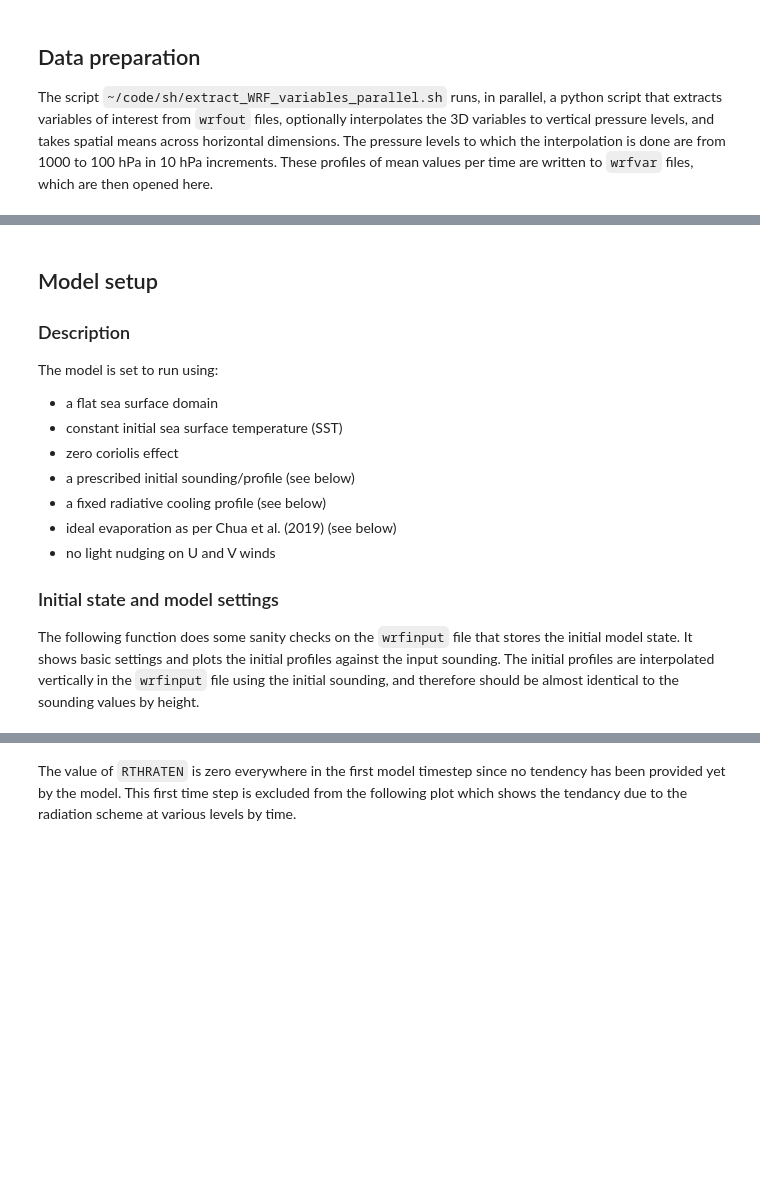
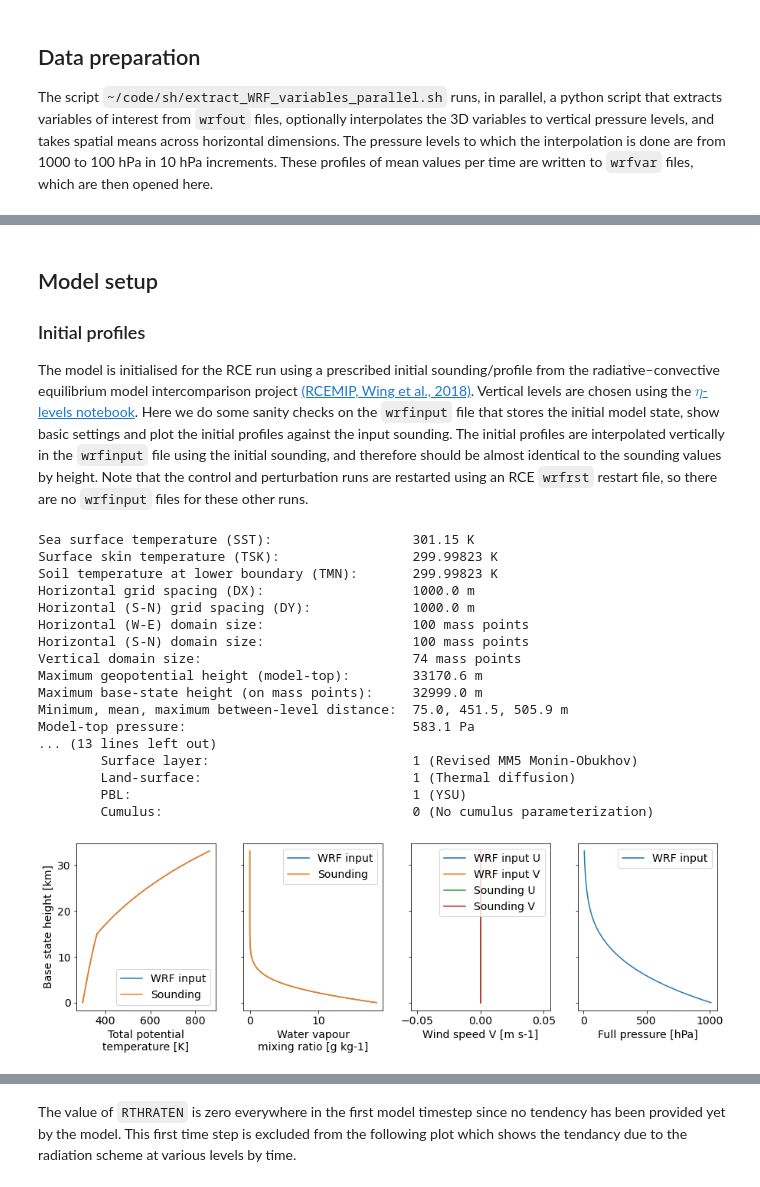
Before and after one commit to traupach/wrf_lrf_les, a Jupyter notebook: analysis/perturbation_analysis.ipynb, the cells around one changed output, grey strips where cells are left out. Cells and saved outputs as stored; diff of their text form; code cells hidden in the pictures; blank space fills up the shorter version.

```diff
--- a/analysis/perturbation_analysis.ipynb
+++ b/analysis/perturbation_analysis.ipynb
@@ -15,28 +17,29 @@ print("Report last updated at " + str(datetime.datetime.utcnow()) + ' UTC.')
 # %% [markdown]
 ## Settings
 # %%
-# Input directories with keys as dataset names.
+# Input directories with dataset names as keys.
 basedir = '/g/data/up6/tr2908/em_quarter_ss/v4.1.4/original_1km/output/'
-inputs = {'Control':     basedir+'control/',        # Control run.
-          'Control 2': basedir+'control/'} # Previous control w/ no nudging.
-          #'Perturbed T': basedir+'perturb_T_850/'}  # Perturbed temperature @ 850 hPa.
+inputs = {'RCE': basedir+'RCE/',                            # RCE run.
+          'Control': basedir+'control/',                    # Control run.
+          'Perturbed T, 850 hPa': basedir+'perturb_T_850/', # Perturbed T @ 850 hPa.
+          'Perturbed q, 850 hPa': basedir+'perturb_q_850/'} # Perturbed q @ 850 hPa.
 
 # Figure settings.
 plt.rcParams['figure.figsize'] = wp.FIGURE_SIZE  # Figure size for non-facetted plots.
 plt.rcParams['font.size'] = 14                   # Font size for plots.
+plt.rcParams['axes.formatter.useoffset'] = False # Don't use offsets in plots.
 
 # Analysis settings.
-#control_start = '2000-05-24'        # Start date for control run averaging (inclusive).
-#control_end   = '2000-05-31'        # End date for control run averaging (exclusive).
-#perturb_start = '2000-08-01'        # Start date for perturbed run averaging (inclusive).
-#perturb_end   = '2000-08-08'        # End date for perturbed run averaging (exclusive).
+start_times = {'RCE':                  '2000-05-24', # Start date for RCE period (inclusive).
+               'Control':              '2000-06-11', # Start date for control run RCE period (inclusive).
+               'Perturbed T, 850 hPa': '2000-06-11', # Start date for perturbed T RCE period (inclusive).
+               'Perturbed q, 850 hPa': '2000-06-11'} # Start date for perturbed q RCE period (inclusive).
+end_times = {'RCE':                  '2000-05-31',   # End date for RCE period (exclusive).
+             'Control':              '2000-07-11',   # End date for control run RCE period (exclusive).
+             'Perturbed T, 850 hPa': '2000-07-11',   # End date for perturbed T RCE period (exclusive).
+             'Perturbed q, 850 hPa': '2000-07-11'}   # End date for perturbed q RCE period (exclusive).
 
-control_start = '2000-03-10'
-control_end = '2000-03-17'
-perturb_start = '2000-03-10'
-perturb_end = '2000-03-17'
-
-plot_levels = [850, 500, 350, 200]  # Pressure levels to plot individually [hPa].
+plot_levels = [850, 500, 350, 200] # Pressure levels to plot individually [hPa].
 # %% [markdown]
 ## Data preparation
 
@@ -46,21 +70,28 @@ wrfvars = wp.read_wrfvars(inputs=inputs)
 # %% [markdown]
 ## Model setup
 
-### Description
+### Initial profiles
 
-The model is set to run using:
-
-* a flat sea surface domain
-* constant initial sea surface temperature (SST)
-* zero coriolis effect
-* a prescribed initial sounding/profile (see below)
-* a fixed radiative cooling profile (see below)
-* ideal evaporation as per Chua et al. (2019) (see below)
-* no light nudging on U and V winds
-
-### Initial state and model settings
-
-The following function does some sanity checks on the `wrfinput` file that stores the initial model state. It shows basic settings and plots the initial profiles against the input sounding. The initial profiles are interpolated vertically in the `wrfinput` file using the initial sounding, and therefore should be almost identical to the sounding values by height.
+The model is initialised for the RCE run using a prescribed initial sounding/profile from the radiative–convective equilibrium model intercomparison project [(RCEMIP, Wing et al., 2018)](https://doi.org/10.5194/gmd-11-793-2018). Vertical levels are chosen using the [$\eta$-levels notebook](eta_levels.ipynb). Here we do some sanity checks on the `wrfinput` file that stores the initial model state, show basic settings and plot the initial profiles against the input sounding. The initial profiles are interpolated vertically in the `wrfinput` file using the initial sounding, and therefore should be almost identical to the sounding values by height. Note that the control and perturbation runs are restarted using an RCE `wrfrst` restart file, so there are no `wrfinput` files for these other runs.
 # %%
-wp.analyse_wrfinput(wrfinput_file=inputs['Control']+'wrfinput_d01',
-                    sounding_file=inputs['Control']+'input_sounding')
+wp.analyse_wrfinput(wrfinput_file=inputs['RCE']+'wrfinput_d01',
+                    sounding_file=inputs['RCE']+'input_sounding')
+# %% [output]
+Sea surface temperature (SST):                  301.15 K
+Surface skin temperature (TSK):                 299.99823 K
+Soil temperature at lower boundary (TMN):       299.99823 K
+Horizontal grid spacing (DX):                   1000.0 m
+Horizontal (S-N) grid spacing (DY):             1000.0 m
+Horizontal (W-E) domain size:                   100 mass points
+Horizontal (S-N) domain size:                   100 mass points
+Vertical domain size:                           74 mass points
+Maximum geopotential height (model-top):        33170.6 m
+Maximum base-state height (on mass points):     32999.0 m
+Minimum, mean, maximum between-level distance:  75.0, 451.5, 505.9 m
+Model-top pressure:                             583.1 Pa
+... (13 lines left out)
+        Surface layer:                          1 (Revised MM5 Monin-Obukhov)
+        Land-surface:                           1 (Thermal diffusion)
+        PBL:                                    1 (YSU)
+        Cumulus:                                0 (No cumulus parameterization)
+[figure, added]
```
Also changed, not shown: parts of 54 cells of this notebook, 6 other files.
